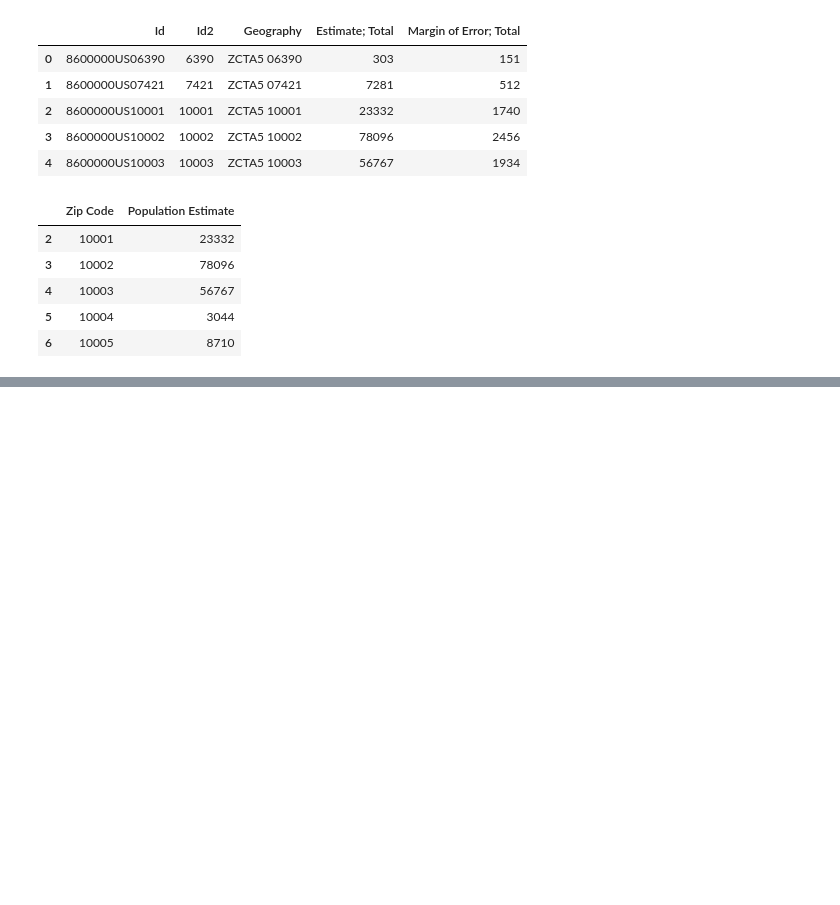
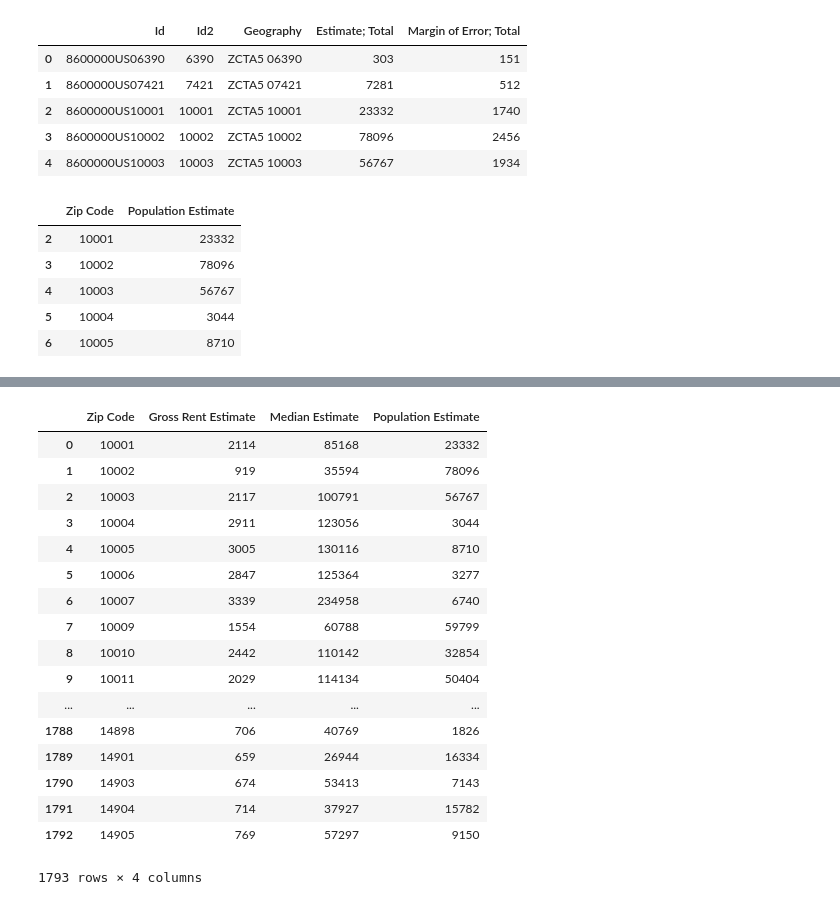
Before and after one commit to kahartman2/Project_NYC_311, a Jupyter notebook: DataFrame Merges.ipynb, the cells around one changed output, grey strips where cells are left out. Drawn from its saved outputs; the diff is of its cells as text; code cells hidden in the pictures; blank space fills up the shorter version.

Commit message:
data merges

```diff
--- a/DataFrame Merges.ipynb
+++ b/DataFrame Merges.ipynb
@@ -40,0 +51,9 @@ pop_df.head()
+# %%
+income_df = income_df.drop(income_df.columns[0], axis=1)
+income_df = income_df.drop(income_df.columns[1], axis=1)
+income_df = income_df.drop(income_df.columns[1], axis=1)
+income_df = income_df.drop(income_df.columns[1], axis=1)
+income_df = income_df.drop(income_df.columns[2:120], axis=1)
+income_df = income_df.drop(income_df.index[0])
+income_df = income_df.drop(income_df.index[0])
+income_df = income_df.rename(index=str, columns={'Id2': 'Zip Code', 'Median income (dollars); Estimate; Households': 'Median Estimate'})
@@ -40,0 +78,5 @@ pop_df.head()
+# %%
+rent_df = rent_df.drop(columns=['Id', 'Geography', 'Margin of Error; Median gross rent'])
+rent_df = rent_df.drop(rent_df.index[0])
+rent_df = rent_df.drop(rent_df.index[0])
+rent_df = rent_df.rename(index=str, columns={'Id2': 'Zip Code', 'Estimate; Median gross rent': 'Gross Rent Estimate'})
@@ -40,0 +92,3 @@ pop_df.head()
+# %%
+rentandincome = pd.merge(rent_df, income_df, on='Zip Code')
+rentandincome
@@ -40,0 +114,22 @@ pop_df.head()
+# %%
+data = pd.merge(rentandincome, pop_df, on='Zip Code')
+data
+# %% [output]
+|  | Zip Code | Gross Rent Estimate | Median Estimate | Population Estimate |
+| 0 | 10001 | 2114 | 85168 | 23332 |
+| 1 | 10002 | 919 | 35594 | 78096 |
+| 2 | 10003 | 2117 | 100791 | 56767 |
+| 3 | 10004 | 2911 | 123056 | 3044 |
+| 4 | 10005 | 3005 | 130116 | 8710 |
+| 5 | 10006 | 2847 | 125364 | 3277 |
+| 6 | 10007 | 3339 | 234958 | 6740 |
+| 7 | 10009 | 1554 | 60788 | 59799 |
+| 8 | 10010 | 2442 | 110142 | 32854 |
+| 9 | 10011 | 2029 | 114134 | 50404 |
+| ... | ... | ... | ... | ... |
+| 1788 | 14898 | 706 | 40769 | 1826 |
+| 1789 | 14901 | 659 | 26944 | 16334 |
+| 1790 | 14903 | 674 | 53413 | 7143 |
+| 1791 | 14904 | 714 | 37927 | 15782 |
+| 1792 | 14905 | 769 | 57297 | 9150 |
+1793 rows × 4 columns
```
Also changed, not shown: parts of 5 cells of this notebook, 1 other file.
